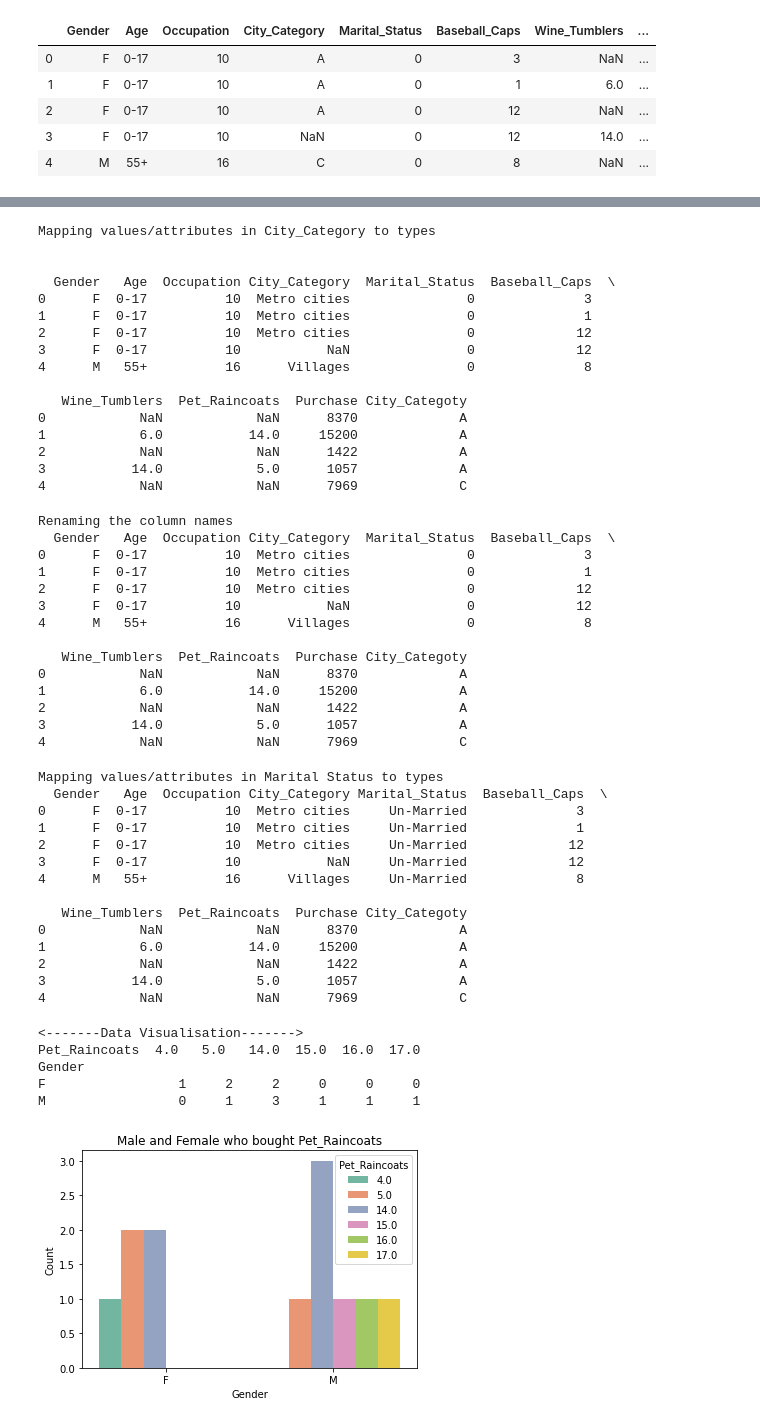
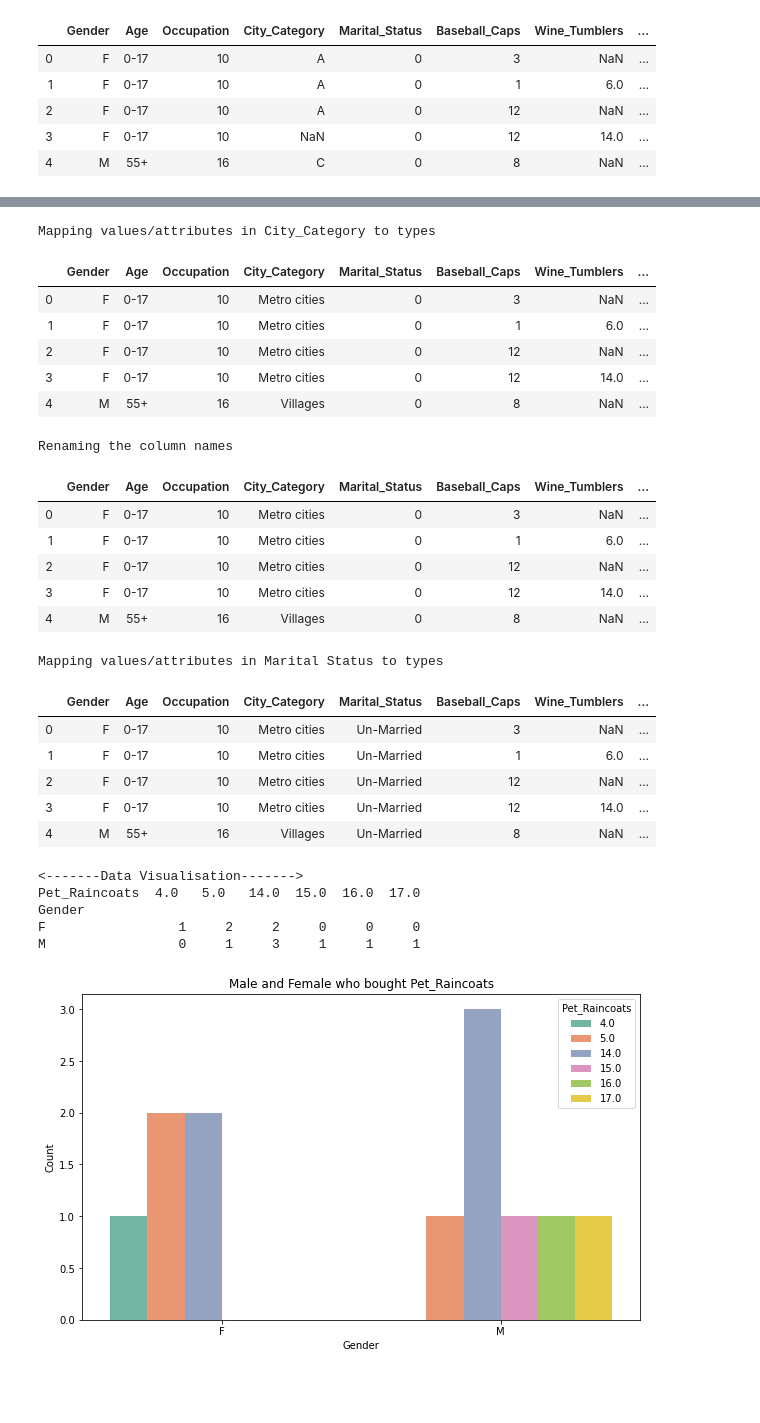
Before and after one commit to Nagaraj-U/5th-Sem-Labs, a Jupyter notebook: Scripting language/B - 6/blackfr.ipynb, the cells around one changed output, grey strips where cells are left out. Drawn from its saved outputs; the diff is of its cells as text; code cells hidden in the pictures; blank space fills up the shorter version.

```diff
--- a/Scripting language/B - 6/blackfr.ipynb
+++ b/Scripting language/B - 6/blackfr.ipynb
@@ -92,6 +91,6 @@ Index(['Gender', 'Age', 'Occupation', 'City_Category', 'Marital_Status',
       dtype='object')
 # %%
-df['City_Categoty'] = df['City_Category'].fillna('A')
+df['City_Category'].fillna('A',inplace=True)
 df.head()
 # %% [output]
 |  | Gender | Age | Occupation | City_Category | Marital_Status | Baseball_Caps | Wine_Tumblers | ... |
@@ -106,24 +105,15 @@ e) Convert the attribute ‘City_Category’ to have ‘A’ to be ‘Metro Citi
 '''
 print("\nMapping values/attributes in City_Category to types\n\n")
 df['City_Category'] = df['City_Category'].map({'A':'Metro cities','B':'Small Towns','C':'Villages'})
-print(df.head(5))
+df.head()
 # %% [output]
 Mapping values/attributes in City_Category to types
-
-
-  Gender   Age  Occupation City_Category  Marital_Status  Baseball_Caps  \
-0      F  0-17          10  Metro cities               0              3
-1      F  0-17          10  Metro cities               0              1
-2      F  0-17          10  Metro cities               0             12
-3      F  0-17          10           NaN               0             12
-4      M   55+          16      Villages               0              8
-
-   Wine_Tumblers  Pet_Raincoats  Purchase City_Categoty
-0            NaN            NaN      8370             A
-1            6.0           14.0     15200             A
-2            NaN            NaN      1422             A
-3           14.0            5.0      1057             A
-4            NaN            NaN      7969             C
+|  | Gender | Age | Occupation | City_Category | Marital_Status | Baseball_Caps | Wine_Tumblers | ... |
+| 0 | F | 0-17 | 10 | Metro cities | 0 | 3 | NaN | ... |
+| 1 | F | 0-17 | 10 | Metro cities | 0 | 1 | 6.0 | ... |
+| 2 | F | 0-17 | 10 | Metro cities | 0 | 12 | NaN | ... |
+| 3 | F | 0-17 | 10 | Metro cities | 0 | 12 | 14.0 | ... |
+| 4 | M | 55+ | 16 | Villages | 0 | 8 | NaN | ... |
 # %%
 '''
 f) Rename the attribute ‘Product_Category_1’ to have ‘Baseball Caps’,
@@ -132,68 +122,55 @@ have ‘Pet Raincoats’
 '''
 print("\nRenaming the column names")
 df.rename(columns={'Product_Category_1':'Baseball_Caps','Product_Category_2':'Wine_Tumblers','Product_Category_3':'Pet_Raincoats'},inplace=True)
-print(df.head(5))
+df.head(5)
 # %% [output]
 Renaming the column names
-  Gender   Age  Occupation City_Category  Marital_Status  Baseball_Caps  \
-0      F  0-17          10  Metro cities               0              3
-1      F  0-17          10  Metro cities               0              1
-2      F  0-17          10  Metro cities               0             12
-3      F  0-17          10           NaN               0             12
-4      M   55+          16      Villages               0              8
-
-   Wine_Tumblers  Pet_Raincoats  Purchase City_Categoty
-0            NaN            NaN      8370             A
-1            6.0           14.0     15200             A
-2            NaN            NaN      1422             A
-3           14.0            5.0      1057             A
-4            NaN            NaN      7969             C
+|  | Gender | Age | Occupation | City_Category | Marital_Status | Baseball_Caps | Wine_Tumblers | ... |
+| 0 | F | 0-17 | 10 | Metro cities | 0 | 3 | NaN | ... |
+| 1 | F | 0-17 | 10 | Metro cities | 0 | 1 | 6.0 | ... |
+| 2 | F | 0-17 | 10 | Metro cities | 0 | 12 | NaN | ... |
+| 3 | F | 0-17 | 10 | Metro cities | 0 | 12 | 14.0 | ... |
+| 4 | M | 55+ | 16 | Villages | 0 | 8 | NaN | ... |
 # %%
 '''
 g) Convert the attribute ‘Marital_Status’ to have ‘1:Married’ and ‘0:Un-Married’
 '''
 print("\nMapping values/attributes in Marital Status to types")
 df['Marital_Status'] = df['Marital_Status'].map({1:'Married',0:'Un-Married'})
-print(df.head(5))
+df.head(5)
 # %% [output]
 Mapping values/attributes in Marital Status to types
-  Gender   Age  Occupation City_Category Marital_Status  Baseball_Caps  \
-0      F  0-17          10  Metro cities     Un-Married              3
-1      F  0-17          10  Metro cities     Un-Married              1
-2      F  0-17          10  Metro cities     Un-Married             12
-3      F  0-17          10           NaN     Un-Married             12
-4      M   55+          16      Villages     Un-Married              8
-
-   Wine_Tumblers  Pet_Raincoats  Purchase City_Categoty
-0            NaN            NaN      8370             A
-1            6.0           14.0     15200             A
-2            NaN            NaN      1422             A
-3           14.0            5.0      1057             A
-4            NaN            NaN      7969             C
+|  | Gender | Age | Occupation | City_Category | Marital_Status | Baseball_Caps | Wine_Tumblers | ... |
+| 0 | F | 0-17 | 10 | Metro cities | Un-Married | 3 | NaN | ... |
+| 1 | F | 0-17 | 10 | Metro cities | Un-Married | 1 | 6.0 | ... |
+| 2 | F | 0-17 | 10 | Metro cities | Un-Married | 12 | NaN | ... |
+| 3 | F | 0-17 | 10 | Metro cities | Un-Married | 12 | 14.0 | ... |
+| 4 | M | 55+ | 16 | Villages | Un-Married | 8 | NaN | ... |
 # %%
 '''
 h) Perform the following visualizations on the loaded dataset:
 i)   Tally of the Number of Male & Female who bought ‘Product_Category_3(Pet_Raincoats)’.
 '''
 import matplotlib.pyplot as plt
 import seaborn as sns
 %matplotlib inline
+plt.figure(figsize=(10,6))
 print("<-------Data Visualisation------->")
 #print(pd.crosstab(df.Gender,df.Baseball_Caps))
 print(pd.crosstab(df.Gender,df.Pet_Raincoats))
 
 
 ax = sns.countplot(data=df,x='Gender',hue='Pet_Raincoats',palette='Set2')
 ax.set(title='Male and Female who bought Pet_Raincoats',xlabel='Gender',ylabel='Count')
 # sns.countplot(data=df,x='Gender',hue='Pet_Raincoats',palette='Set2')
 plt.show()
 # %% [output]
 <-------Data Visualisation------->
 Pet_Raincoats  4.0   5.0   14.0  15.0  16.0  17.0
 Gender
 F                 1     2     2     0     0     0
 M                 0     1     3     1     1     1
-[figure, old version]
+[figure, new version]
 # %%
 '''
 h) Perform the following visualizations on the loaded dataset:
```
Also changed, not shown: parts of 3 cells of this notebook.
